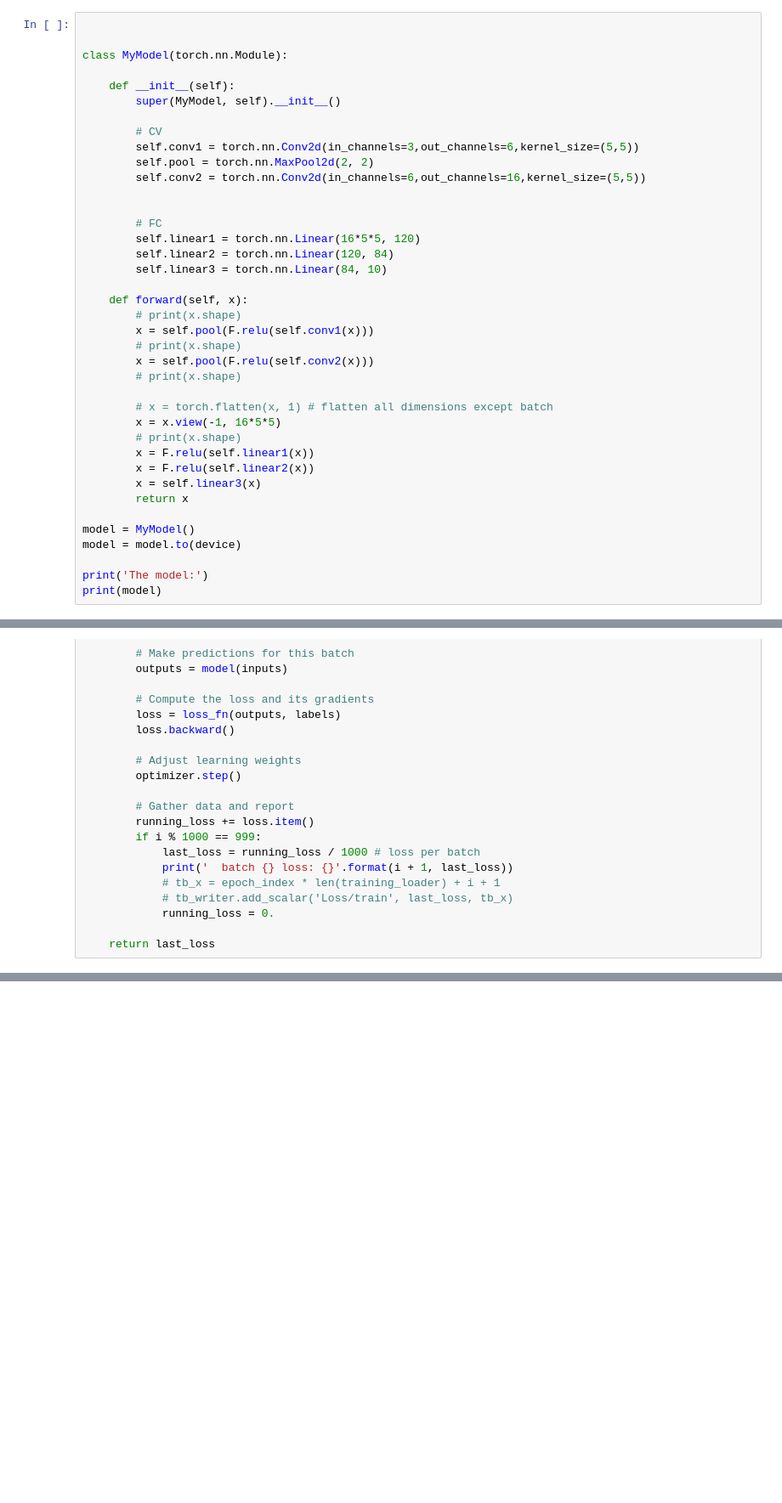
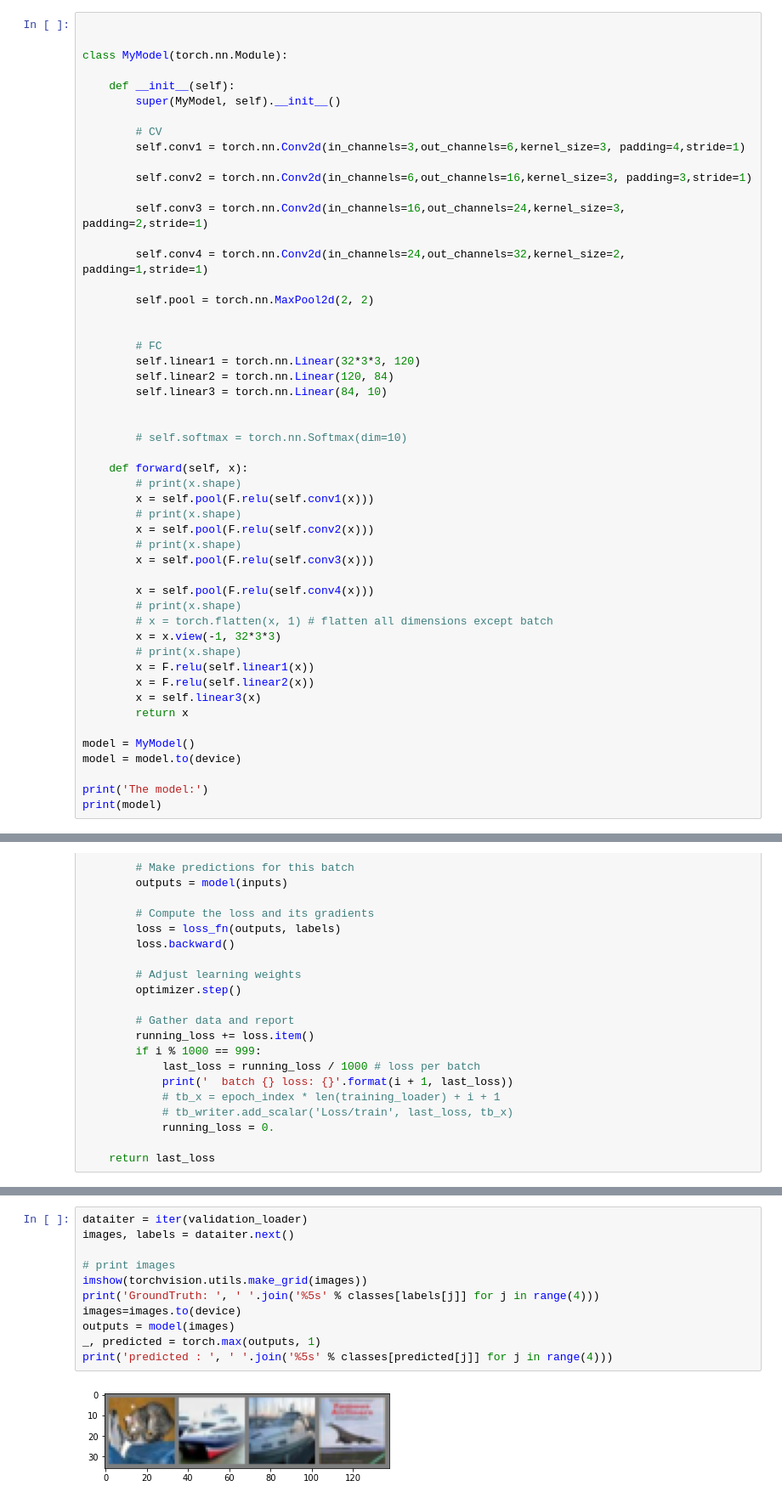
Before and after one commit to paolo-peretti/conv, a Jupyter notebook: conv1.ipynb, the cells around one changed output, grey strips where cells are left out. Shown at 85% size. Saved outputs shown, nothing was run; the diff lists cells and outputs as text; blank space fills up the shorter version.

```diff
--- a/conv1.ipynb
+++ b/conv1.ipynb
@@ -98,15 +97,24 @@ class MyModel(torch.nn.Module):
         super(MyModel, self).__init__()
 
         # CV
-        self.conv1 = torch.nn.Conv2d(in_channels=3,out_channels=6,kernel_size=(5,5))
+        self.conv1 = torch.nn.Conv2d(in_channels=3,out_channels=6,kernel_size=3, padding=4,stride=1)
+
+        self.conv2 = torch.nn.Conv2d(in_channels=6,out_channels=16,kernel_size=3, padding=3,stride=1)
+
+        self.conv3 = torch.nn.Conv2d(in_channels=16,out_channels=24,kernel_size=3, padding=2,stride=1)
+
+        self.conv4 = torch.nn.Conv2d(in_channels=24,out_channels=32,kernel_size=2, padding=1,stride=1)
+
         self.pool = torch.nn.MaxPool2d(2, 2)
-        self.conv2 = torch.nn.Conv2d(in_channels=6,out_channels=16,kernel_size=(5,5))
 
 
         # FC
-        self.linear1 = torch.nn.Linear(16*5*5, 120)
+        self.linear1 = torch.nn.Linear(32*3*3, 120)
         self.linear2 = torch.nn.Linear(120, 84)
         self.linear3 = torch.nn.Linear(84, 10)
+
+
+        # self.softmax = torch.nn.Softmax(dim=10)
 
     def forward(self, x):
         # print(x.shape)
@@ -114,9 +122,12 @@ class MyModel(torch.nn.Module):
         # print(x.shape)
         x = self.pool(F.relu(self.conv2(x)))
         # print(x.shape)
+        x = self.pool(F.relu(self.conv3(x)))
 
+        x = self.pool(F.relu(self.conv4(x)))
+        # print(x.shape)
         # x = torch.flatten(x, 1) # flatten all dimensions except batch
-        x = x.view(-1, 16*5*5)
+        x = x.view(-1, 32*3*3)
         # print(x.shape)
         x = F.relu(self.linear1(x))
         x = F.relu(self.linear2(x))
@@ -252,0 +265,13 @@ LOSS train 1.0356147898137569 valid 1.0954234600067139
+# %%
+dataiter = iter(validation_loader)
+images, labels = dataiter.next()
+
+# print images
+imshow(torchvision.utils.make_grid(images))
+print('GroundTruth: ', ' '.join('%5s' % classes[labels[j]] for j in range(4)))
+images=images.to(device)
+outputs = model(images)
+_, predicted = torch.max(outputs, 1)
+print('predicted : ', ' '.join('%5s' % classes[predicted[j]] for j in range(4)))
+# %% [output]
+[figure, added]
```
Also changed, not shown: parts of 8 cells of this notebook.
